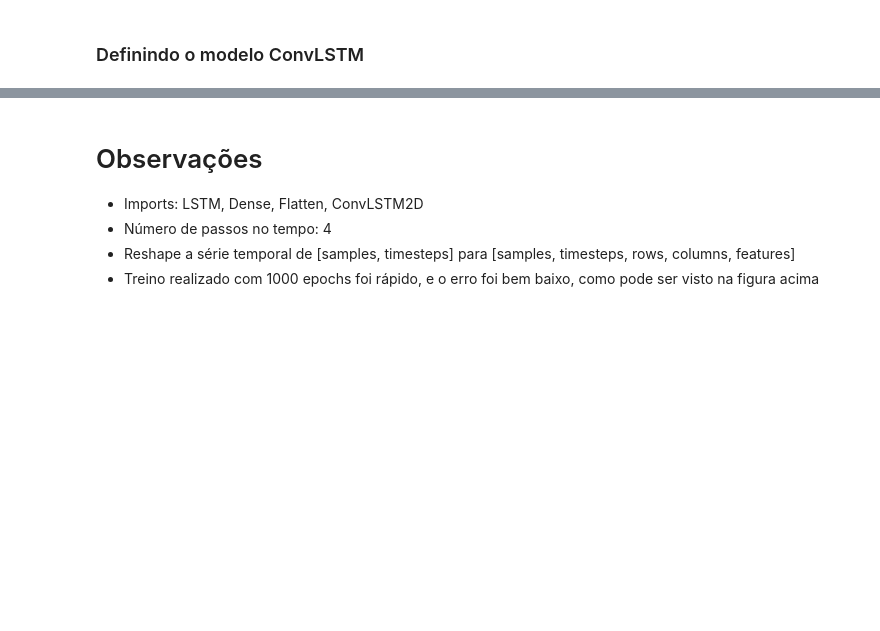
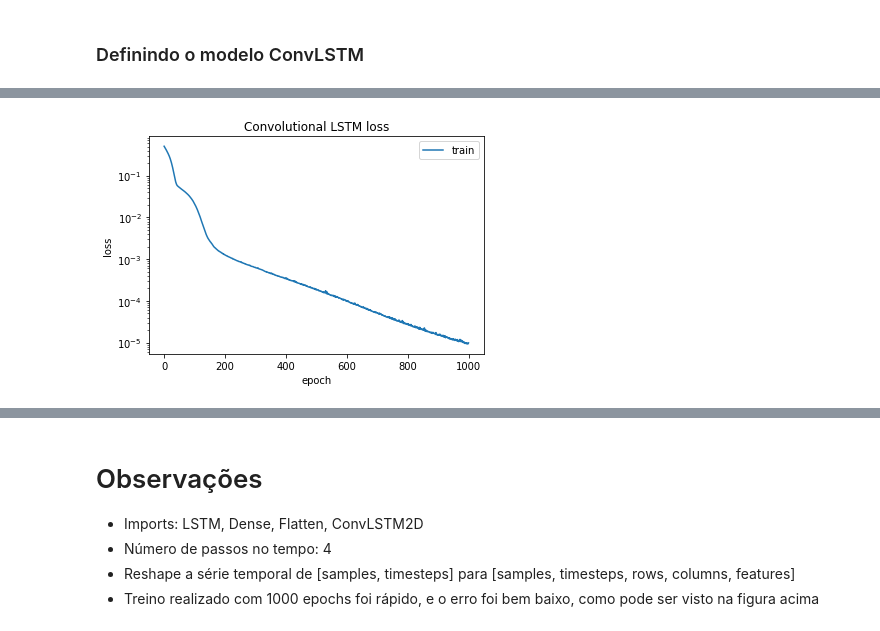
Before and after one commit to bruna-capistrano/TrabalhoPPA, a Jupyter notebook: lstm/conv_lstm.ipynb, the cells around one changed output, grey strips where cells are left out. Drawn from its saved outputs; the diff is of its cells as text; code cells hidden in the pictures; blank space fills up the shorter version.

```diff
--- a/lstm/conv_lstm.ipynb
+++ b/lstm/conv_lstm.ipynb
@@ -160,3 +152,13 @@ Epoch 1000/1000
+# %%
+plt.plot(model_history.history['loss'])
+plt.title('Convolutional LSTM loss')
+plt.ylabel('loss')
+plt.xlabel('epoch')
+plt.legend(['train'], loc='upper right')
+plt.yscale('log')
+plt.show()
+# %% [output]
+[figure, added]
 # %%
 # model prediction
 yhat = model.predict(X_test, verbose=0)
```
Also changed, not shown: parts of 6 cells of this notebook, 4 other files.
